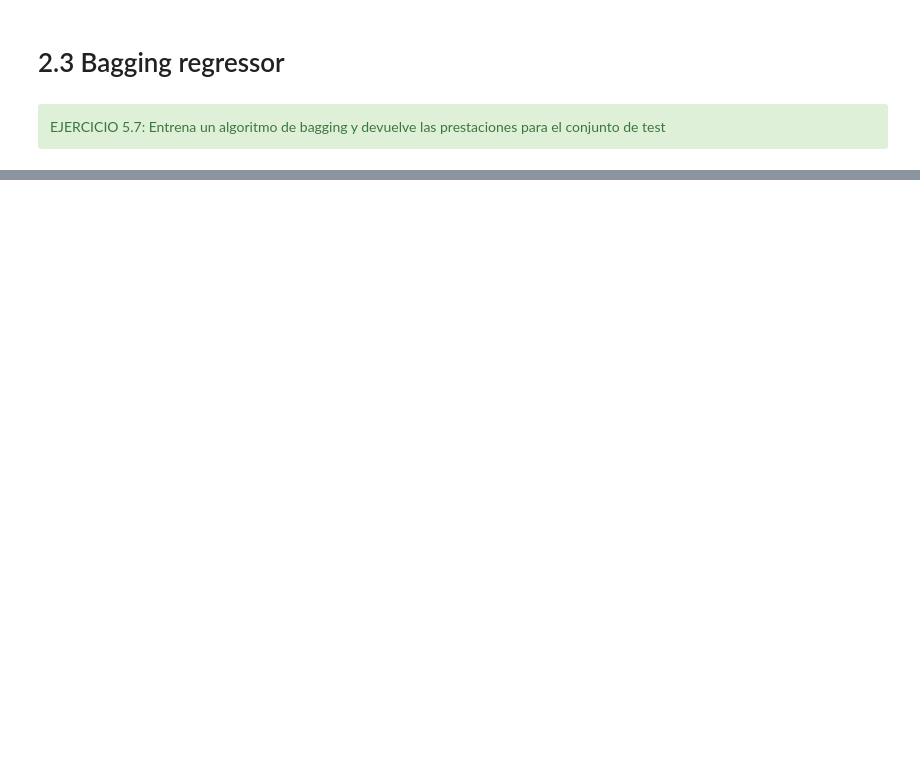
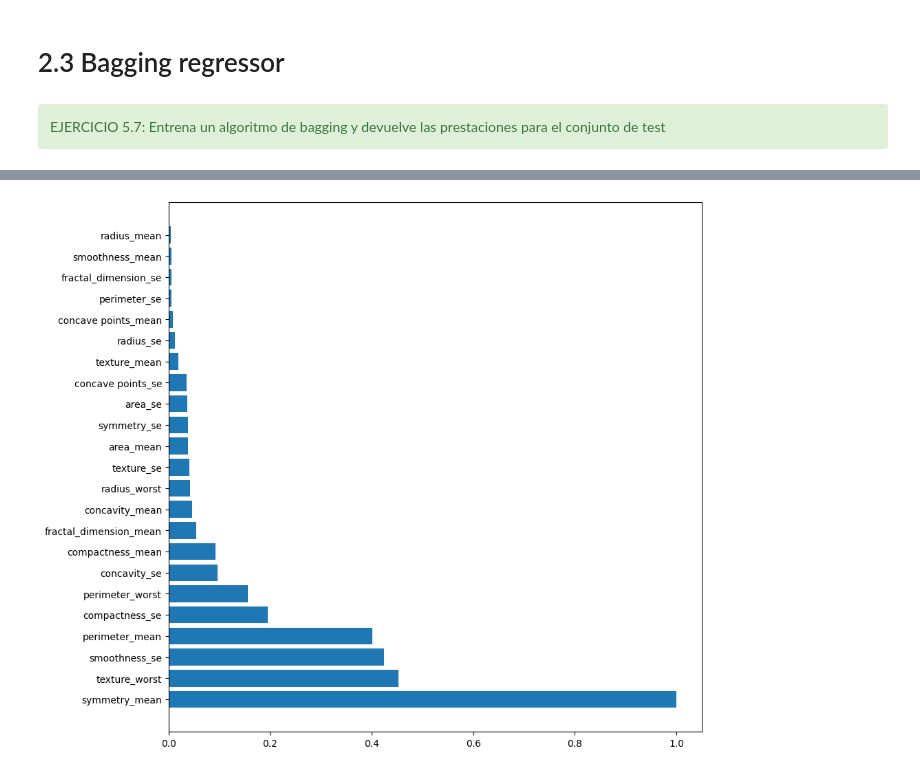
Before and after one commit to asimarra/Machine-Learning-101, a Jupyter notebook: 5. Bagging y Random Forest-Soluciones.ipynb, the cells around one changed output, grey strips where cells are left out. Cells and saved outputs as stored; diff of their text form; code cells hidden in the pictures; blank space fills up the shorter version.

```diff
--- a/5. Bagging y Random Forest-Soluciones.ipynb
+++ b/5. Bagging y Random Forest-Soluciones.ipynb
@@ -601,0 +778,13 @@ from sklearn.ensemble import BaggingRegressor
+# %%
+# ... código aquí: importancia de las variables
+importances = np.mean([tree.feature_importances_ for tree in baggingModel.estimators_], axis=0)
+importances = importances / np.max(importances)
+
+indices = np.argsort(importances)[::-1]
+
+plt.figure(figsize=(10,10))
+plt.barh(range(X_train.shape[1]),importances[indices])
+plt.yticks(range(X_train.shape[1]),features[indices])
+plt.show()
+# %% [output]
+[figure, added]
```
Also changed, not shown: parts of 27 cells of this notebook.
